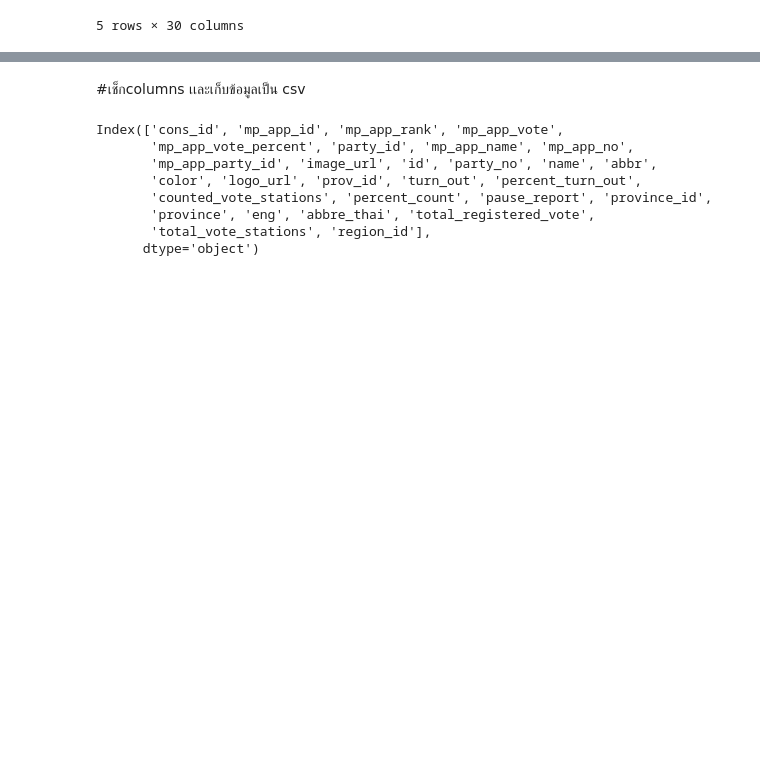
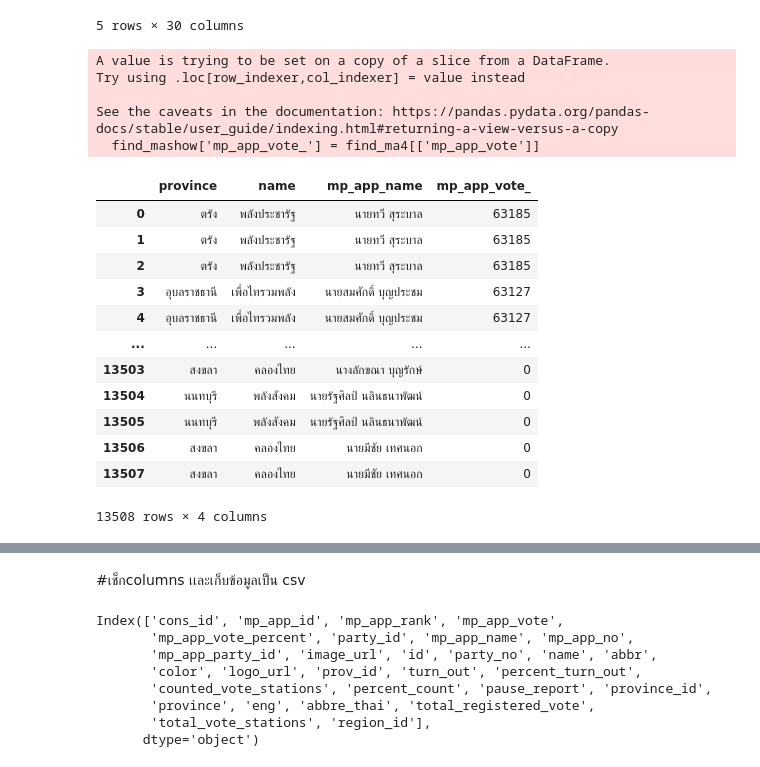
Before and after one commit to MOOwuttichai/python_dataviz2023, a Jupyter notebook: งานโปรเจค.ipynb, the cells around one changed output, grey strips where cells are left out. Cells and saved outputs as stored; diff of their text form; code cells hidden in the pictures; blank space fills up the shorter version.

```diff
--- a/งานโปรเจค.ipynb
+++ b/งานโปรเจค.ipynb
@@ -153,3 +153,32 @@ table_merge4.head()
 | 3 | ACR_1 | ACR_1_12 | 12 | 127 | 0.12029 | 742 | นายไสว ผลาวงศ์ | 12 | ... |
 | 4 | ACR_1 | ACR_1_13 | 11 | 212 | 0.20081 | 761 | นายสงบ โสภิพันธ์ | 13 | ... |
 5 rows × 30 columns
+# %%
+find_ma = result_constituencies_Candidate.sort_values(by='mp_app_vote',ascending=False)
+find_ma1 = find_ma.merge(info_constituency,how='left', on='cons_id')
+find_ma2 = find_ma1.merge(info_province,how='left', on='prov_id')
+find_ma3 = find_ma2.merge(info_party_overview,how='left', left_on='party_id',right_on='id')
+find_ma4 = find_ma3.merge(Candidate_Constituency,how='left', on='mp_app_id')
+# %%
+find_mashow =find_ma4[['province','name','mp_app_name']]
+find_mashow['mp_app_vote_'] = find_ma4[['mp_app_vote']]
+find_mashow
+# %% [output]
+A value is trying to be set on a copy of a slice from a DataFrame.
+Try using .loc[row_indexer,col_indexer] = value instead
+
+See the caveats in the documentation: https://pandas.pydata.org/pandas-docs/stable/user_guide/indexing.html#returning-a-view-versus-a-copy
+  find_mashow['mp_app_vote_'] = find_ma4[['mp_app_vote']]
+|  | province | name | mp_app_name | mp_app_vote_ |
+| 0 | ตรัง | พลังประชารัฐ | นายทวี สุระบาล | 63185 |
+| 1 | ตรัง | พลังประชารัฐ | นายทวี สุระบาล | 63185 |
+| 2 | ตรัง | พลังประชารัฐ | นายทวี สุระบาล | 63185 |
+| 3 | อุบลราชธานี | เพื่อไทรวมพลัง | นายสมศักดิ์ บุญประชม | 63127 |
+| 4 | อุบลราชธานี | เพื่อไทรวมพลัง | นายสมศักดิ์ บุญประชม | 63127 |
+| ... | ... | ... | ... | ... |
+| 13503 | สงขลา | คลองไทย | นางลักขณา บุญรักษ์ | 0 |
+| 13504 | นนทบุรี | พลังสังคม | นายรัฐศิลป์ นลินธนาพัฒน์ | 0 |
+| 13505 | นนทบุรี | พลังสังคม | นายรัฐศิลป์ นลินธนาพัฒน์ | 0 |
+| 13506 | สงขลา | คลองไทย | นายมีชัย เทศนอก | 0 |
+| 13507 | สงขลา | คลองไทย | นายมีชัย เทศนอก | 0 |
+13508 rows × 4 columns
```
Also changed, not shown: parts of 2 cells of this notebook.
